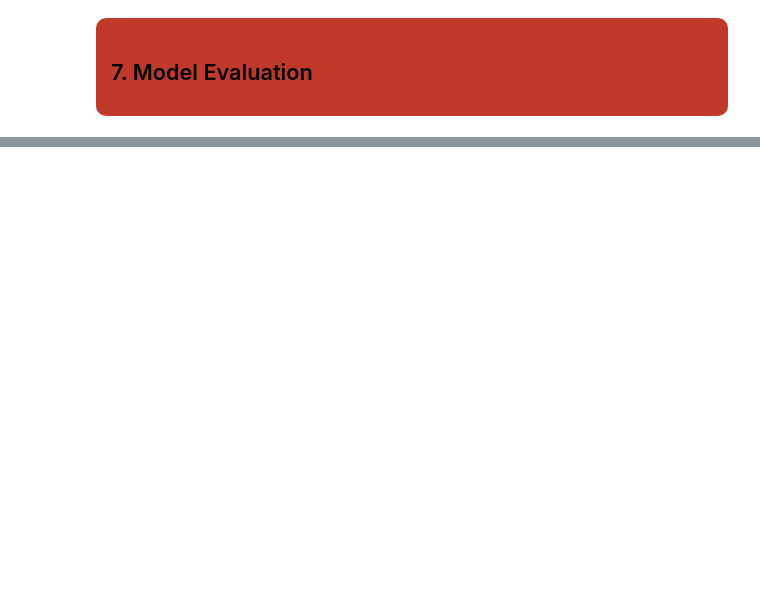
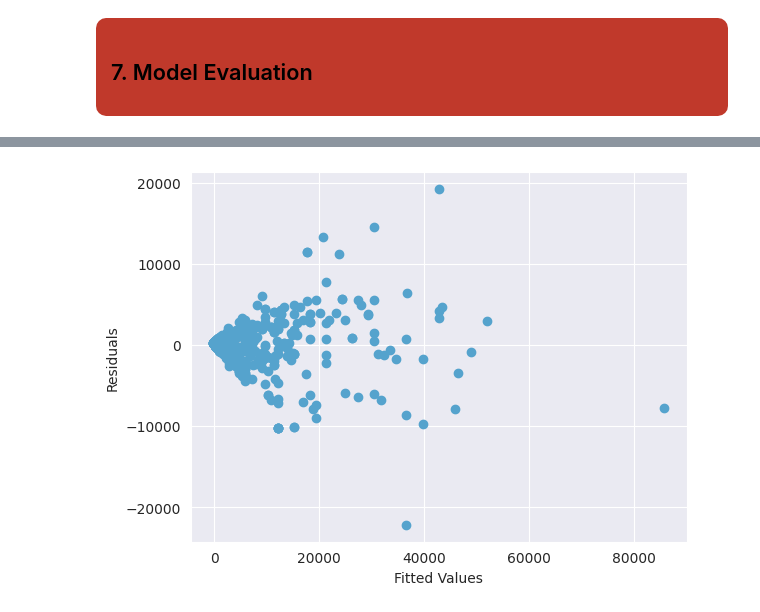
Before and after one commit to SunidhiHere/Amazon-E-Commerce-Project, a Jupyter notebook: amazon-e-commerce-analysis.ipynb, the cells around one changed output, grey strips where cells are left out. Cells and saved outputs as stored; diff of their text form; code cells hidden in the pictures; blank space fills up the shorter version.

Commit message:
Model Evaluation

```diff
--- a/amazon-e-commerce-analysis.ipynb
+++ b/amazon-e-commerce-analysis.ipynb
@@ -1039,0 +1113,9 @@ Cross Validation Results Mean:  0.9159405293663456
+# %%
+ols_formula = 'discounted_price ~ actual_price'
+# %%
+#Importing ols function
+
+from statsmodels.formula.api import ols
+
+OLS = ols(formula = ols_formula, data=ols_data)
+model = OLS.fit()
@@ -1039,0 +1146,9 @@ Cross Validation Results Mean:  0.9159405293663456
+# %%
+#Subset X Variable
+X_ols = ols_data['actual_price']
+
+#Get Prediction From Models
+fitted_values = model.predict(X_ols)
+
+#Calculate residuals
+residuals = model.resid
@@ -1039,0 +1161,11 @@ Cross Validation Results Mean:  0.9159405293663456
+# %%
+#Checking for Homoscedasticity
+
+plt.scatter(fitted_values, residuals)
+
+plt.xlabel('Fitted Values')
+plt.ylabel('Residuals')
+
+plt.show()
+# %% [output]
+[figure, added]
```
Also changed, not shown: parts of 20 cells of this notebook.
